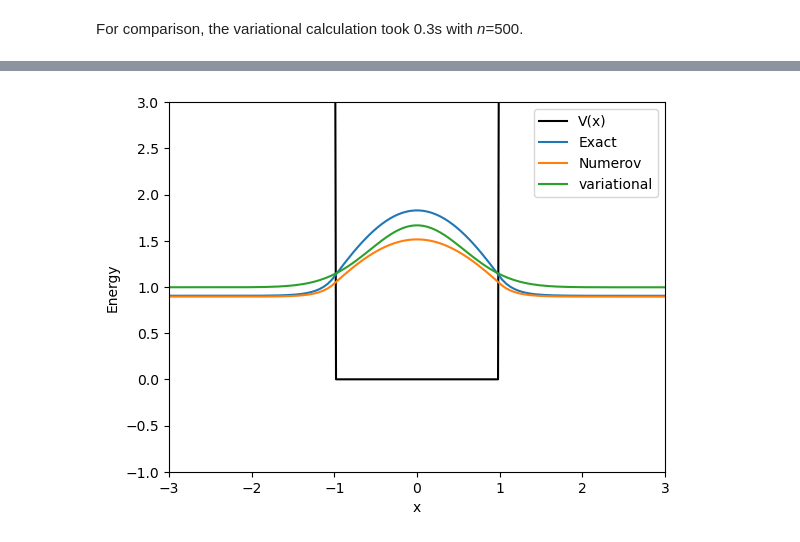
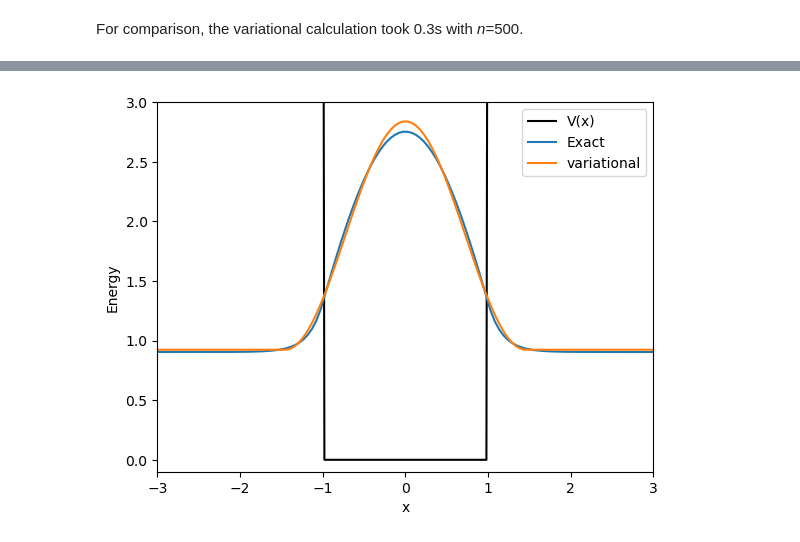
Before and after one commit to corcoted/Phys475, a Jupyter notebook: TISE-Numerov-var.ipynb, the cells around one changed output, grey strips where cells are left out. Cells and saved outputs as stored; diff of their text form; code cells hidden in the pictures.

```diff
--- a/TISE-Numerov-var.ipynb
+++ b/TISE-Numerov-var.ipynb
@@ -157,26 +166,26 @@ def rectangle(x,a):
     return np.heaviside(x+a,0)-np.heaviside(x-a,0)
 # %%
 #trial wavefunction
-def psi(b=1.0):
+def psi(x,b=1.0):
     '''Wavefunction as a function of position x.
     The variable b is the parameter that we tune to minimize the energy.'''
     # Note, normalization is calculated below.
-    psi_unnorm = np.exp(-x**2*b) # gaussian
+    #psi_unnorm = np.exp(-x**2*b) # gaussian
     #psi_unnorm = np.cos(b*np.pi*x/2.0)*rectangle(x,1.0/b)# cosine piece
-    #psi_unnorm = np.cos(b*np.pi*x/2.0)**2*rectangle(x,1.0/b)# cosine-squared piece
-    norm = 1.0/np.sqrt(np.dot(psi_unnorm,psi_unnorm))
+    psi_unnorm = np.cos(b*np.pi*x/2.0)**2*rectangle(x,1.0/b)# cosine-squared piece
+    norm = 1.0/np.sqrt(np.dot(psi_unnorm,psi_unnorm)*(x[1]-x[0]))
     return norm*psi_unnorm
 
 #limits on b (to help the minimization function)
 bmin = 0.1
 bmax = 10.
 # %%
-def ev(psi):
+def ev(psi): #ev of some wavefunction psi
     '''Calculate expectation value of energy'''
-    return np.dot(np.dot(psi,H),psi)[0,0]
+    return np.dot(np.dot(psi,H),psi)[0,0]*(x[1]-x[0])
 # %%
 # minimize expectation value with respect to b
-result=opt.minimize_scalar(lambda b: ev(psi(b)),(bmin,bmax))
+result=opt.minimize_scalar(lambda b: ev(psi(x,b)),(bmin,bmax))
 # %% [markdown]
 For comparison, the variational calculation took 0.3s with _n_=500.
 # %%
@@ -186,13 +195,13 @@ The value of b is 1.5544, with an energy of 0.9959, compared to the energy from
 # %%
-zoom = 3.0 # zoom factor for wavefunctions to make them more visible
+zoom = 2.0 # zoom factor for wavefunctions to make them more visible
 plt.plot(x,V(x),'-k',label="V(x)") # plot the potential
-plt.plot(x,psi_exact(x)+E_exact,label="Exact")
-plt.plot(x,zoom*np.sign(wavefunctions[n//2,0])*wavefunctions[:,0]+energies[0],label="Numerov") #plot the num-th wavefunction
-plt.plot(x,zoom*psi(result.x)+result.fun,label="variational") # plot the variational wavefunction
-plt.ylim(-1,3); # set limits of vertical axis for plot
+plt.plot(x,zoom*psi_exact(x)+E_exact,label="Exact")
+#plt.plot(x,zoom*np.sign(wavefunctions[n//2,0])*wavefunctions[:,0]+energies[0],label="Numerov") #plot the num-th wavefunction
+plt.plot(x,zoom*psi(x,result.x)+result.fun,label="variational") # plot the variational wavefunction
+plt.ylim(-0.1,3); # set limits of vertical axis for plot
 plt.xlim(-3,3); # set limits of horizontal axis for plot
 plt.legend();
 plt.xlabel("x");
 plt.ylabel("Energy");
 # %% [output]
-[figure, old version]
+[figure, new version]
```
Also changed, not shown: parts of 7 cells of this notebook, 1 other file.
